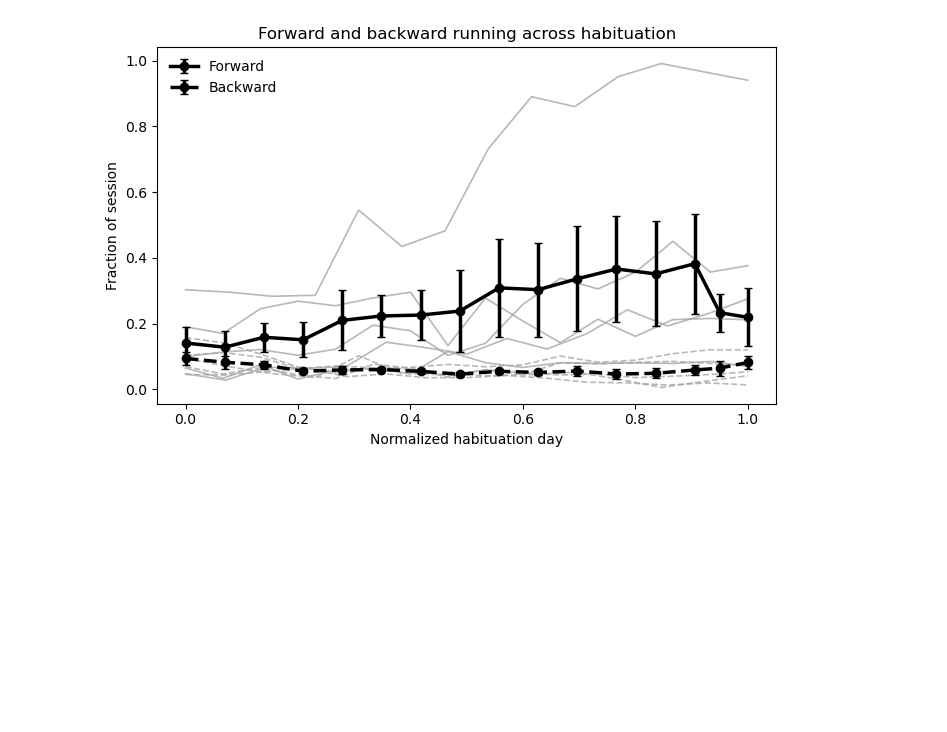
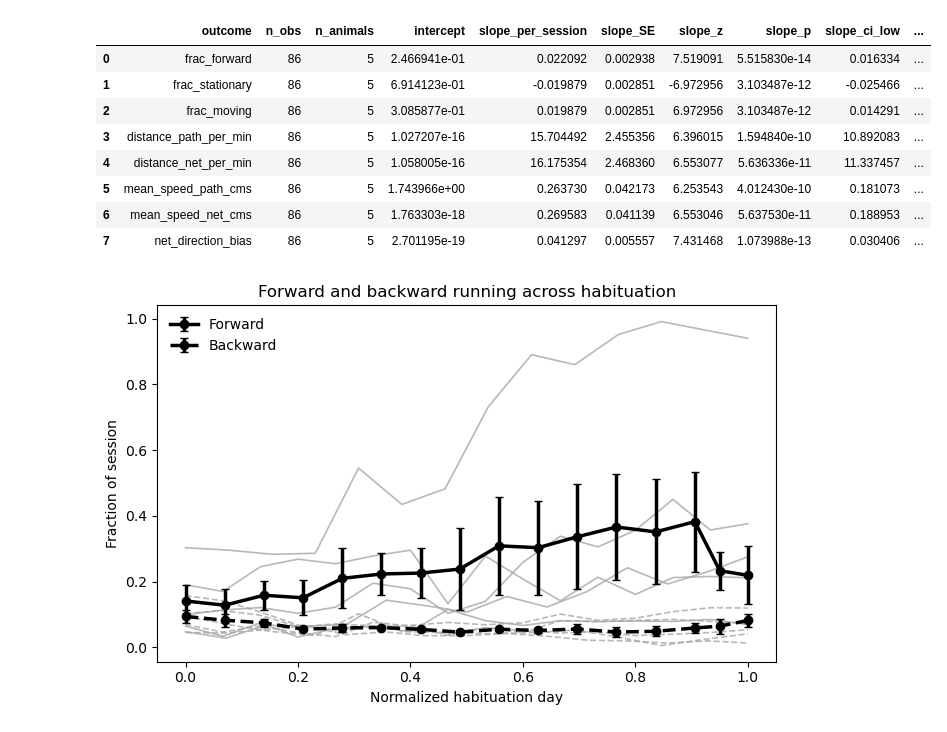
Before and after one commit to neuromomentumlab/Classical_Conditioning_Air_Wheel, a Jupyter notebook: Python/notebooks/habituation_analysis.ipynb, the cells around one changed output. Cells and saved outputs as stored; diff of their text form; code cells hidden in the pictures; blank space fills up the shorter version.

```diff
--- a/Python/notebooks/habituation_analysis.ipynb
+++ b/Python/notebooks/habituation_analysis.ipynb
@@ -114,0 +387,5 @@ hab_session_df[
+# %%
+hab_df["phase_session_c"] = (
+    hab_df["phase_session_number"] -
+    hab_df["phase_session_number"].mean()
+)
@@ -115,3 +641,45 @@ hab_session_df[
+# %%
+def extract_hab_lme_summary(result, outcome):
+    fe = result.fe_params
+    bse = result.bse_fe
+    pvals = result.pvalues.loc[fe.index]
+    conf = result.conf_int().loc[fe.index]
+
+    slope_term = "phase_session_c"
+
+    return {
+        "outcome": outcome,
+        "n_obs": result.nobs,
+        "n_animals": len(result.model.group_labels),
+        "intercept": fe.get("Intercept", np.nan),
+        "slope_per_session": fe.get(slope_term, np.nan),
+        "slope_SE": bse.get(slope_term, np.nan),
+        "slope_z": fe.get(slope_term, np.nan) / bse.get(slope_term, np.nan),
+        "slope_p": pvals.get(slope_term, np.nan),
+        "slope_ci_low": conf.loc[slope_term, 0] if slope_term in conf.index else np.nan,
+        "slope_ci_high": conf.loc[slope_term, 1] if slope_term in conf.index else np.nan,
+        "animal_var": float(result.cov_re.iloc[0, 0]) if result.cov_re.shape[0] > 0 else np.nan,
+        "residual_var": float(result.scale),
+        "converged": result.converged,
+    }
+
+
+hab_lme_table = pd.DataFrame([
+    extract_hab_lme_summary(res, outcome)
+    for outcome, res in hab_lme_results.items()
+])
+
+hab_lme_table
+# %% [output]
+|  | outcome | n_obs | n_animals | intercept | slope_per_session | slope_SE | slope_z | slope_p | slope_ci_low | ... |
+| 0 | frac_forward | 86 | 5 | 2.466941e-01 | 0.022092 | 0.002938 | 7.519091 | 5.515830e-14 | 0.016334 | ... |
+| 1 | frac_stationary | 86 | 5 | 6.914123e-01 | -0.019879 | 0.002851 | -6.972956 | 3.103487e-12 | -0.025466 | ... |
+| 2 | frac_moving | 86 | 5 | 3.085877e-01 | 0.019879 | 0.002851 | 6.972956 | 3.103487e-12 | 0.014291 | ... |
+| 3 | distance_path_per_min | 86 | 5 | 1.027207e-16 | 15.704492 | 2.455356 | 6.396015 | 1.594840e-10 | 10.892083 | ... |
+| 4 | distance_net_per_min | 86 | 5 | 1.058005e-16 | 16.175354 | 2.468360 | 6.553077 | 5.636336e-11 | 11.337457 | ... |
+| 5 | mean_speed_path_cms | 86 | 5 | 1.743966e+00 | 0.263730 | 0.042173 | 6.253543 | 4.012430e-10 | 0.181073 | ... |
+| 6 | mean_speed_net_cms | 86 | 5 | 1.763303e-18 | 0.269583 | 0.041139 | 6.553046 | 5.637530e-11 | 0.188953 | ... |
+| 7 | net_direction_bias | 86 | 5 | 2.701195e-19 | 0.041297 | 0.005557 | 7.431468 | 1.073988e-13 | 0.030406 | ... |
 # %%
 from src.vis.plots import plot_habituation_forward_backward
 
```
Also changed, not shown: parts of 13 cells of this notebook, 10 other files.
